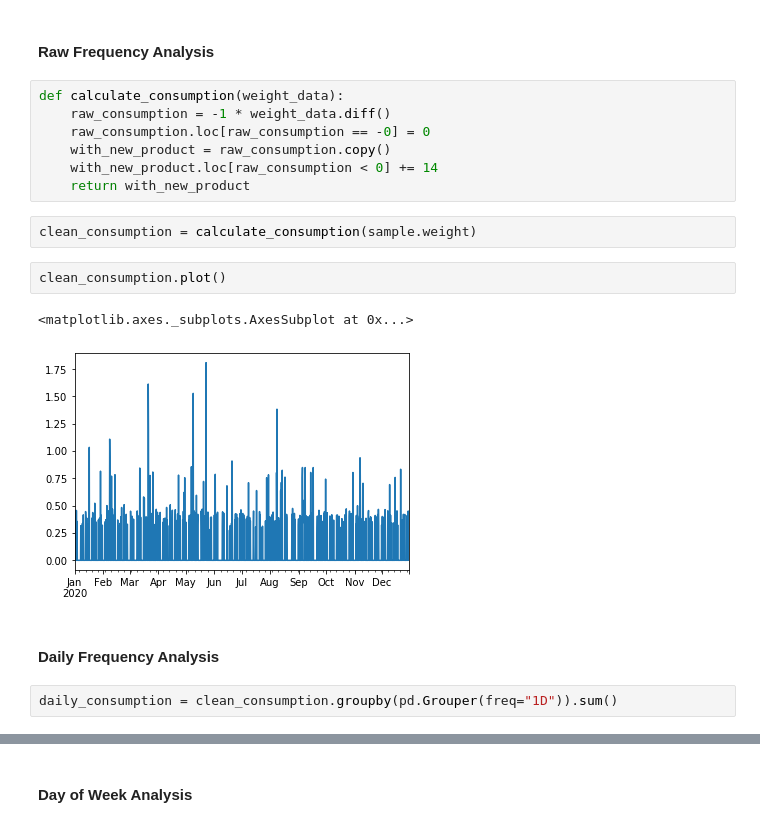
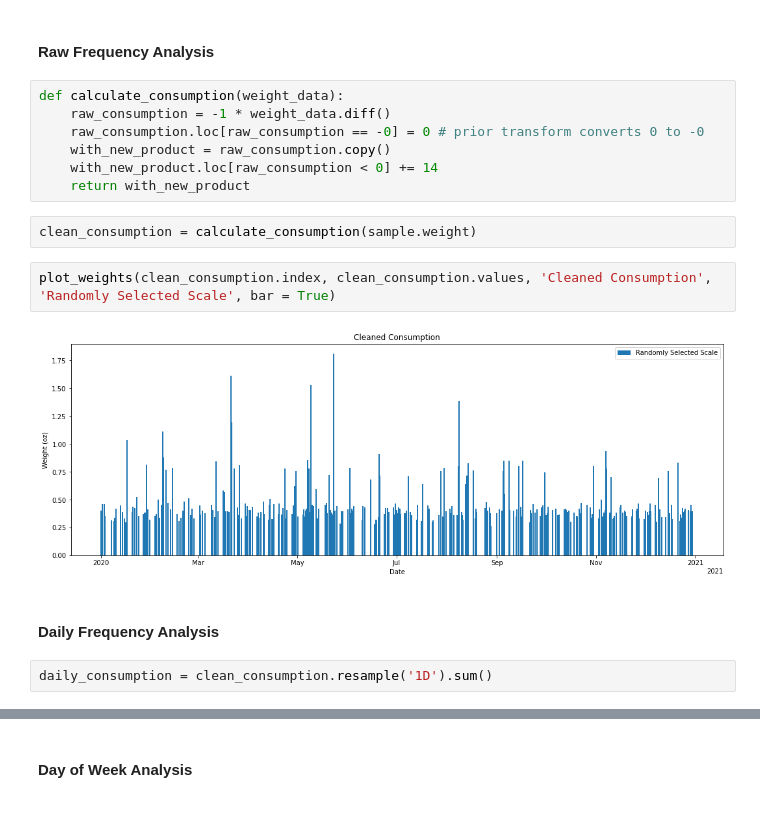
Before and after one commit to jbpauly/smart-simulation, a Jupyter notebook: smart_simulation/Notebooks/hypothesis_analysis.ipynb, the cells around one changed output, grey strips where cells are left out. Drawn from its saved outputs; the diff is of its cells as text.

```diff
--- a/smart_simulation/Notebooks/hypothesis_analysis.ipynb
+++ b/smart_simulation/Notebooks/hypothesis_analysis.ipynb
@@ -62,18 +91,17 @@ raw_consumption.plot()
 # %%
 def calculate_consumption(weight_data):
     raw_consumption = -1 * weight_data.diff()
-    raw_consumption.loc[raw_consumption == -0] = 0
+    raw_consumption.loc[raw_consumption == -0] = 0 # prior transform converts 0 to -0
     with_new_product = raw_consumption.copy()
     with_new_product.loc[raw_consumption < 0] += 14
     return with_new_product
 # %%
 clean_consumption = calculate_consumption(sample.weight)
-# %%
-clean_consumption.plot()
-# %% [output]
-<matplotlib.axes._subplots.AxesSubplot at 0x...>
-[figure, removed]
+# %%
+plot_weights(clean_consumption.index, clean_consumption.values, 'Cleaned Consumption', 'Randomly Selected Scale', bar = True)
+# %% [output]
+[figure, added]
 # %% [markdown]
 #### Daily Frequency Analysis
 # %%
-daily_consumption = clean_consumption.groupby(pd.Grouper(freq="1D")).sum()
+daily_consumption = clean_consumption.resample('1D').sum()
```
Also changed, not shown: parts of 20 cells of this notebook.
